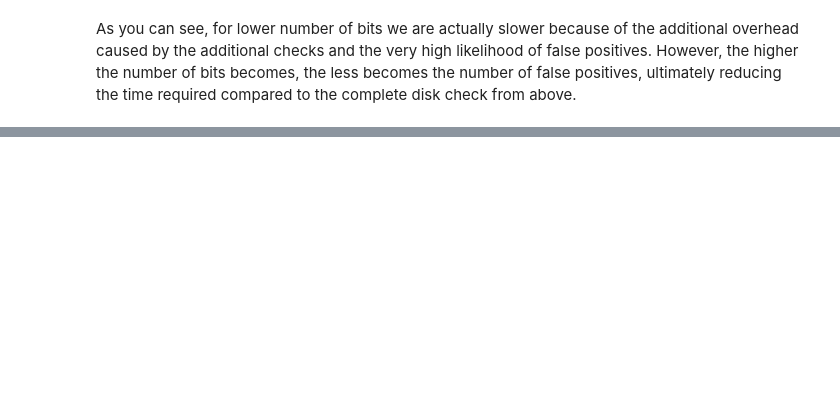
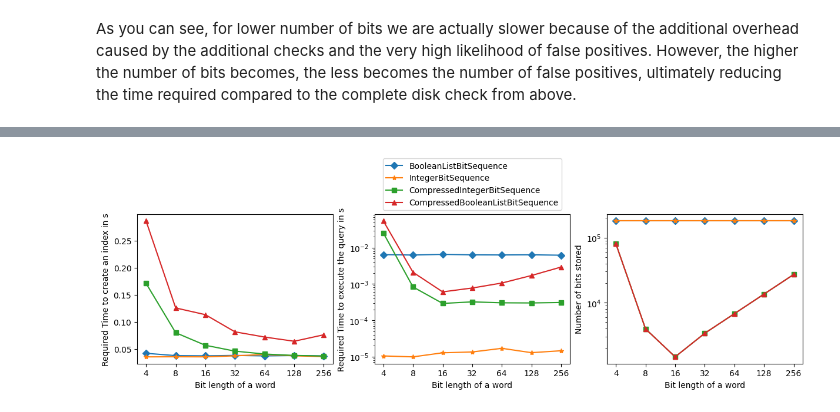
Before and after one commit to explaindb/explaindb, a Jupyter notebook: Bitmaps and Bloom Filters.ipynb, the cells around one changed output, grey strips where cells are left out. Saved outputs shown, nothing was run; the diff lists cells and outputs as text; code cells hidden in the pictures; blank space fills up the shorter version.

```diff
--- a/Bitmaps and Bloom Filters.ipynb
+++ b/Bitmaps and Bloom Filters.ipynb
@@ -50,7 +53,7 @@ def city_bulkload_generator():
 
 
 def street_bulkload_generator():
-    yield from ((address.city, address.id) for address in all_addresses)
+    yield from ((address.street, address.id) for address in all_addresses)
 
 
 def house_number_bulkload_generator():
@@ -165,6 +180,8 @@ _ = create_indexes_and_execute_query(bit_sequence_type=BitListBitSequence)
 ### BitSequence as an integer
 As you can see, both the time required to create an index, and the time to actually execute the query is higher than the query execution time before, which is due to the inefficient implementation of bit-sequences as lists. So lets try again, but this time, we use just try integers where each set bit represents whether a key belongs to a bit-sequence.
 # %%
-_ = create_indexes_and_execute_query(bit_sequence_type=IntegerBitSequence)
+_, _, query_1_integer_stored_bits, query_1_integer_result_bits = (
+    create_indexes_and_execute_query(bit_sequence_type=IntegerBitSequence)
+)
 # %% [output]
         Measure performance for index of type <class 'system.bit_sequences.IntegerBitSequence'>
@@ -398,0 +422,78 @@ As you can see, for lower number of bits we are actually slower because of the a
+# %%
+result_dict: dict[str, tuple[list[float], list[float], list[int]]] = {
+    index_type: ([], [], [])
+    for index_type in [
+        "BooleanListBitSequence",
+        "IntegerBitSequence",
+        "CompressedIntegerBitSequence",
+        "CompressedBooleanListBitSequence",
+    ]
+}
+bitset_types: dict[
+    str, tuple[Type[UncompressedBitSequence], Type[CompressedBitSequence] | None]
+] = {
+    "IntegerBitSequence": (IntegerBitSequence, None),
+    "BooleanListBitSequence": (BitListBitSequence, None),
+    "CompressedIntegerBitSequence": (IntegerBitSequence, WAHBitSequence),
+    "CompressedBooleanListBitSequence": (BitListBitSequence, WAHBitSequence),
+}
+marker_dict: dict[str, str] = {
+    "IntegerBitSequence": "*",
+    "BooleanListBitSequence": "D",
+    "CompressedIntegerBitSequence": "s",
+    "CompressedBooleanListBitSequence": "^",
+}
+word_lengths: list[int] = [4, 8, 16, 32, 64, 128, 256]
+benchmark_results: list[BitSequence] = []
+for bitset_type, result_list in result_dict.items():
+    for i in word_lengths:
+        WAHBitSequence.WORD_LENGTH = i
+
+        # Use median out of multiple operations
+        index_times = []
+        exec_times = []
+        bits_stored = None
+        for _ in range(2):
+            index_time, exec_time, bits_stored, result_bits = (
+                create_indexes_and_execute_query(
+                    bit_sequence_type=bitset_types[bitset_type][0],
+                    compression_type=bitset_types[bitset_type][1],
+                    print_info=False,
+                )
+            )
+            index_times.append(index_time)
+            exec_times.append(exec_time)
+            benchmark_results.append(result_bits)
+
+        result_list[0].append(statistics.median(index_times))
+        result_list[1].append(statistics.median(exec_times))
+        result_list[2].append(bits_stored)
+
+x = np.arange(len(word_lengths))  # the label locations
+fig, (ax_index_time, ax_exec_time, ax_bits_stored) = plt.subplots(
+    layout="constrained", figsize=(12, 4), ncols=3
+)
+for bitset_type, bitset_type_tuple in result_dict.items():
+    ax_index_time.plot(
+        x, bitset_type_tuple[0], label=bitset_type, marker=marker_dict[bitset_type]
+    )
+    ax_exec_time.plot(
+        x, bitset_type_tuple[1], label=bitset_type, marker=marker_dict[bitset_type]
+    )
+    ax_bits_stored.plot(
+        x, bitset_type_tuple[2], label=bitset_type, marker=marker_dict[bitset_type]
+    )
+
+ax_index_time.set_ylabel("Required Time to create an index in s")
+ax_exec_time.set_ylabel("Required Time to execute the query in s")
+ax_exec_time.legend(loc="center", bbox_to_anchor=(0.5, 1.2))
+ax_bits_stored.set_ylabel("Number of bits stored")
+
+ax_exec_time.set_yscale("log")
+ax_bits_stored.set_yscale("log")
+
+for ax in [ax_index_time, ax_exec_time, ax_bits_stored]:
+    ax.set_xlabel("Bit length of a word")
+    ax.set_xticks(x, word_lengths)
+# %% [output]
+[figure, added]
```
Also changed, not shown: parts of 15 cells of this notebook, 8 other files.
